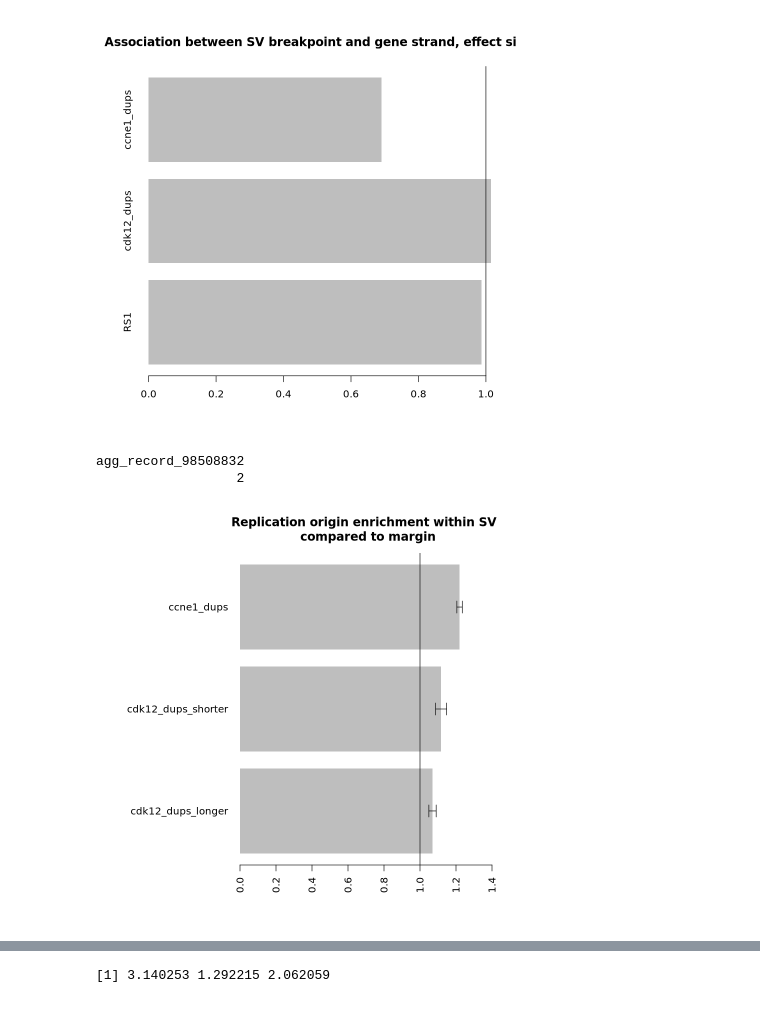
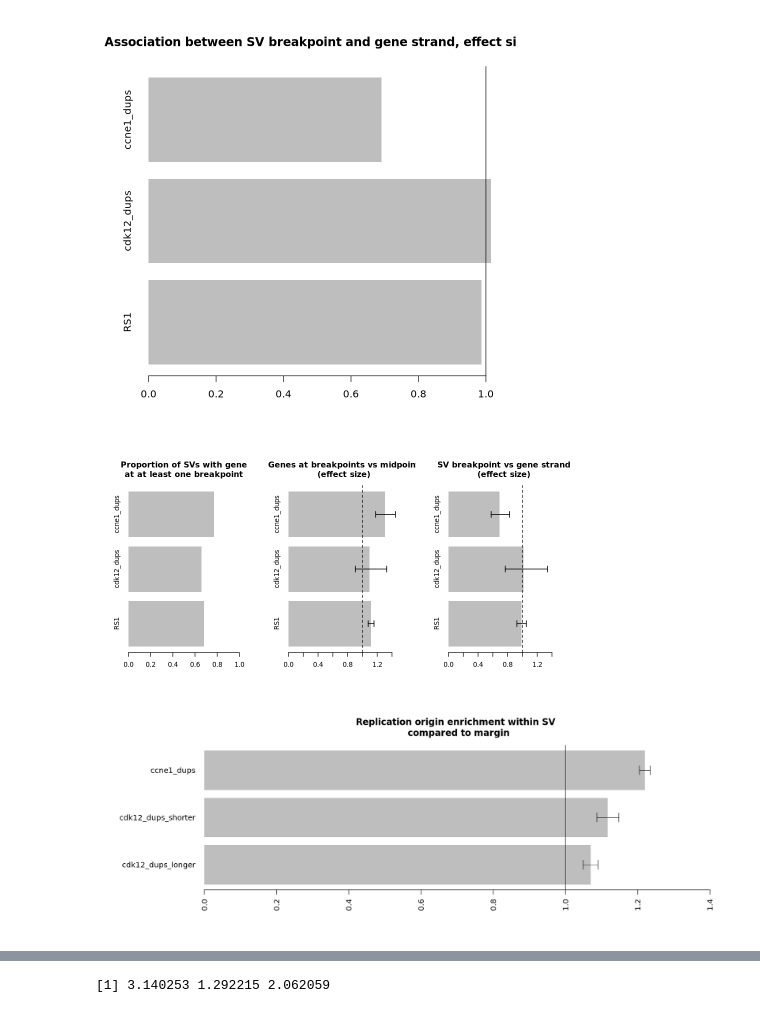
Before and after one commit to maigiclab/SVIG, a Jupyter notebook: notebooks/ccne1_cdk12_comparison.ipynb, the cells around one changed output, grey strips where cells are left out. Drawn from its saved outputs; the diff is of its cells as text; code cells hidden in the pictures.

Commit message:
cleaned up RFD signature notebook

```diff
--- a/notebooks/ccne1_cdk12_comparison.ipynb
+++ b/notebooks/ccne1_cdk12_comparison.ipynb
@@ -508,8 +520,12 @@ abline(v=1)
 [figure]
 [figure]
 # %%
-# Open PDF device
-pdf("~/projects/rsignatures/data/processed/paperPlots/transcription.pdf", width = 8, height = 4)
+if (plotHere) {
+    options(repr.plot.width=8, repr.plot.height=4)
+} else {
+    # Open PDF device
+    pdf("../data/processed/paperPlots/transcription.pdf", width = 8, height = 4)
+}
 
 # Set up layout: 1 row, 3 columns
 par(mfrow = c(1, 3))
@@ -547,35 +563,37 @@ arrows(x0 = result.m.df$gene_strand_bp_lower, y0 = bp,
        x1 = result.m.df$gene_strand_bp_higher, y1 = bp,
        angle = 90, code = 3, length = 0.05, lwd = 1.2)
 
-
-# Close PDF device
-dev.off()
+if (!plotHere) {
+    # Close PDF device
+    dev.off()
+}
 # %% [output]
-agg_record_98508832
-                  2
+[figure, added]
 # %%
 # load the topography summary
-topography_df <- read.csv("~/projects/rsignatures/data/processed/svs/origin.enrichment.per.signature.oct16th.csv")
+topography_df <- read.csv("../data/processed/origin.enrichment.per.signature.sep19th.csv")
+# the newest version is missing originEnrichmentES_lower95
+topography_df <- read.csv("../data/processed/origin.enrichment.per.signature.oct16th.csv")
 
 op <- par(mar = c(5, 12, 4, 2))  # bottom, left, top, right
 
 
 origin_es <- topography_df$originEnrichmentES
 origin_es_low <- topography_df$originEnrichmentES_lower95
 origin_es_high  <- topography_df$originEnrichmentES_higher
 
 names(origin_es) <- topography_df$exp.name
 origin_es <- origin_es[c('cdk12_dups_longer','cdk12_dups_shorter',  'ccne1_dups')]
 names(origin_es_low) <- topography_df$exp.name
 origin_es_low <- origin_es_low[c('cdk12_dups_longer','cdk12_dups_shorter',  'ccne1_dups')]
 names(origin_es_high) <- topography_df$exp.name
 origin_es_high <- origin_es_high[c('cdk12_dups_longer','cdk12_dups_shorter',  'ccne1_dups')]
 
 
 bp <- barplot(origin_es, horiz=TRUE, border=NA, main='Replication origin enrichment within SV \n compared to margin', las=2, xlim=c(0,1.4))
 abline(v=1)
 
 arrows(x0 = origin_es_low, x1 = origin_es_high, y0 = bp, y1 = bp, angle = 90, code = 3, length = 0.1, col = "black", lwd = 1)
 # %% [output]
-[figure, old version]
+[figure, new version]
 # %%
```
Also changed, not shown: parts of 43 cells of this notebook, 8 other files.
